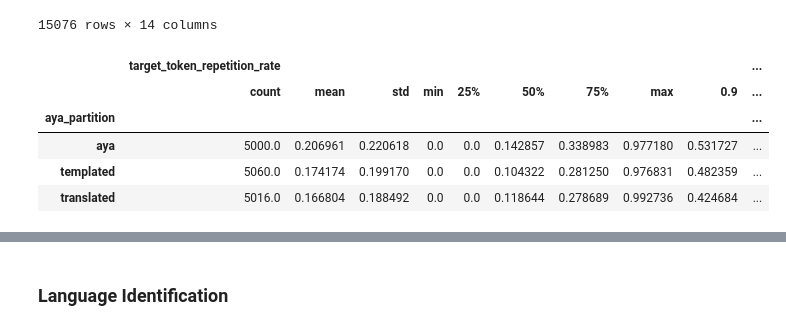
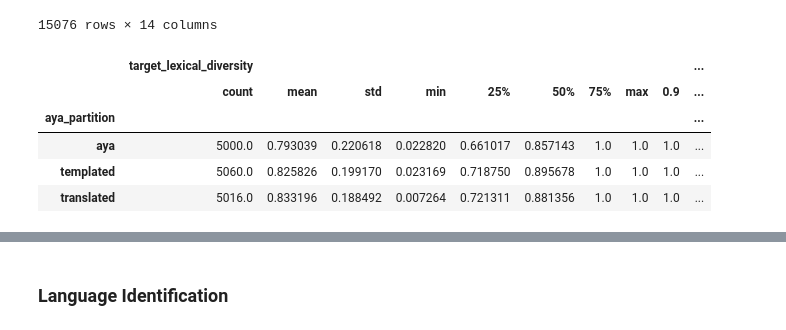
Before and after one commit to dipikakhullar/aya-data-quality, a Jupyter notebook: metricsv1.ipynb, the cells around one changed output, grey strips where cells are left out. Cells and saved outputs as stored; diff of their text form; code cells hidden in the pictures.

```diff
--- a/metricsv1.ipynb
+++ b/metricsv1.ipynb
@@ -73,8 +75,8 @@ df["inputs"][0],df["targets"][0]
 tokenizer = AutoTokenizer.from_pretrained("xlm-roberta-base")
 
 # Apply the function to both 'inputs' and 'targets' columns
-df['input_token_repetition_rate'] = df['inputs'].apply(lambda text: token_repetition_rate(text, tokenizer))
-df['target_token_repetition_rate'] = df['targets'].apply(lambda text: token_repetition_rate(text, tokenizer))
+df['input_lexical_diversity'] = df['inputs'].apply(lambda text: lexical_diversity(text, tokenizer))
+df['target_lexical_diversity'] = df['targets'].apply(lambda text: lexical_diversity(text, tokenizer))
 # %% [output]
 Token indices sequence length is longer than the specified maximum sequence length for this model (577 > 512). Running this sequence through the model will result in indexing errors
 # %%
@@ -96,38 +98,38 @@ df
 # %%
 import pandas as pd
 
 # Define percentiles to calculate
 percentiles = [0.9, 0.95, 0.99]
 
 # Calculate descriptive statistics
-partition_descriptions = df.groupby("aya_partition")[["target_token_repetition_rate"]].describe()
+partition_descriptions = df.groupby("aya_partition")[["target_lexical_diversity"]].describe()
 
 # Calculate additional percentiles for each partition and metric
 additional_percentiles = (
-    df.groupby("aya_partition")[["target_token_repetition_rate"]]
+    df.groupby("aya_partition")[["target_lexical_diversity"]]
     .quantile(percentiles)
     .reset_index()
     .rename(columns={"level_1": "percentile"})
 )
 
 # Reshape the additional percentiles for easier interpretation
 percentile_table = additional_percentiles.pivot(
-    index="aya_partition", columns="percentile", values=["target_token_repetition_rate"]
+    index="aya_partition", columns="percentile", values=["target_lexical_diversity"]
 )
 
 # Combine descriptive statistics and percentiles into one table
 stats_table = pd.concat(
     [partition_descriptions, percentile_table],
     axis=1,
 )
 stats_table
 # %% [output]
-|  | target_token_repetition_rate |  |  |  |  |  |  |  |  | ... |
+|  | target_lexical_diversity |  |  |  |  |  |  |  |  | ... |
 |  | count | mean | std | min | 25% | 50% | 75% | max | 0.9 | ... |
 | aya_partition |  |  |  |  |  |  |  |  |  | ... |
-| aya | 5000.0 | 0.206961 | 0.220618 | 0.0 | 0.0 | 0.142857 | 0.338983 | 0.977180 | 0.531727 | ... |
-| templated | 5060.0 | 0.174174 | 0.199170 | 0.0 | 0.0 | 0.104322 | 0.281250 | 0.976831 | 0.482359 | ... |
-| translated | 5016.0 | 0.166804 | 0.188492 | 0.0 | 0.0 | 0.118644 | 0.278689 | 0.992736 | 0.424684 | ... |
+| aya | 5000.0 | 0.793039 | 0.220618 | 0.022820 | 0.661017 | 0.857143 | 1.0 | 1.0 | 1.0 | ... |
+| templated | 5060.0 | 0.825826 | 0.199170 | 0.023169 | 0.718750 | 0.895678 | 1.0 | 1.0 | 1.0 | ... |
+| translated | 5016.0 | 0.833196 | 0.188492 | 0.007264 | 0.721311 | 0.881356 | 1.0 | 1.0 | 1.0 | ... |
 # %%
 import pandas as pd
 
```
Also changed, not shown: parts of 35 cells of this notebook.
